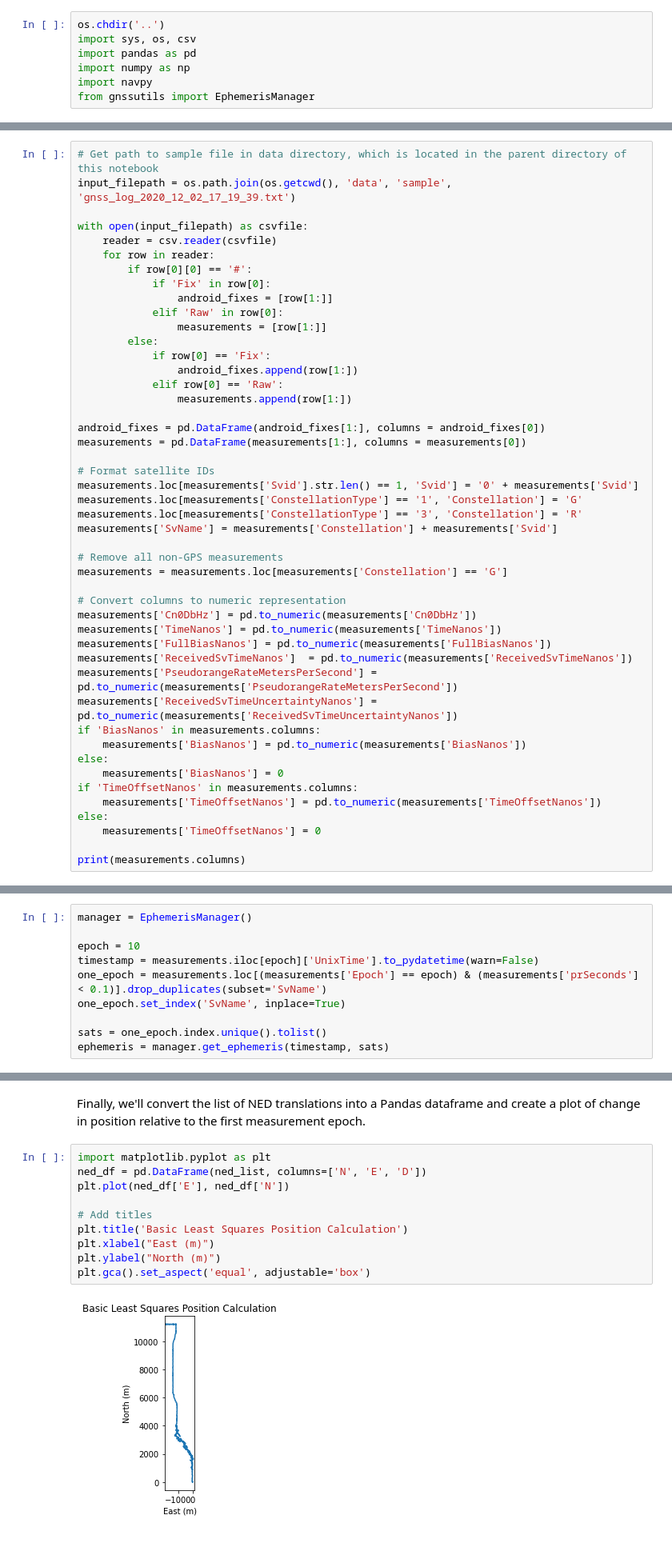
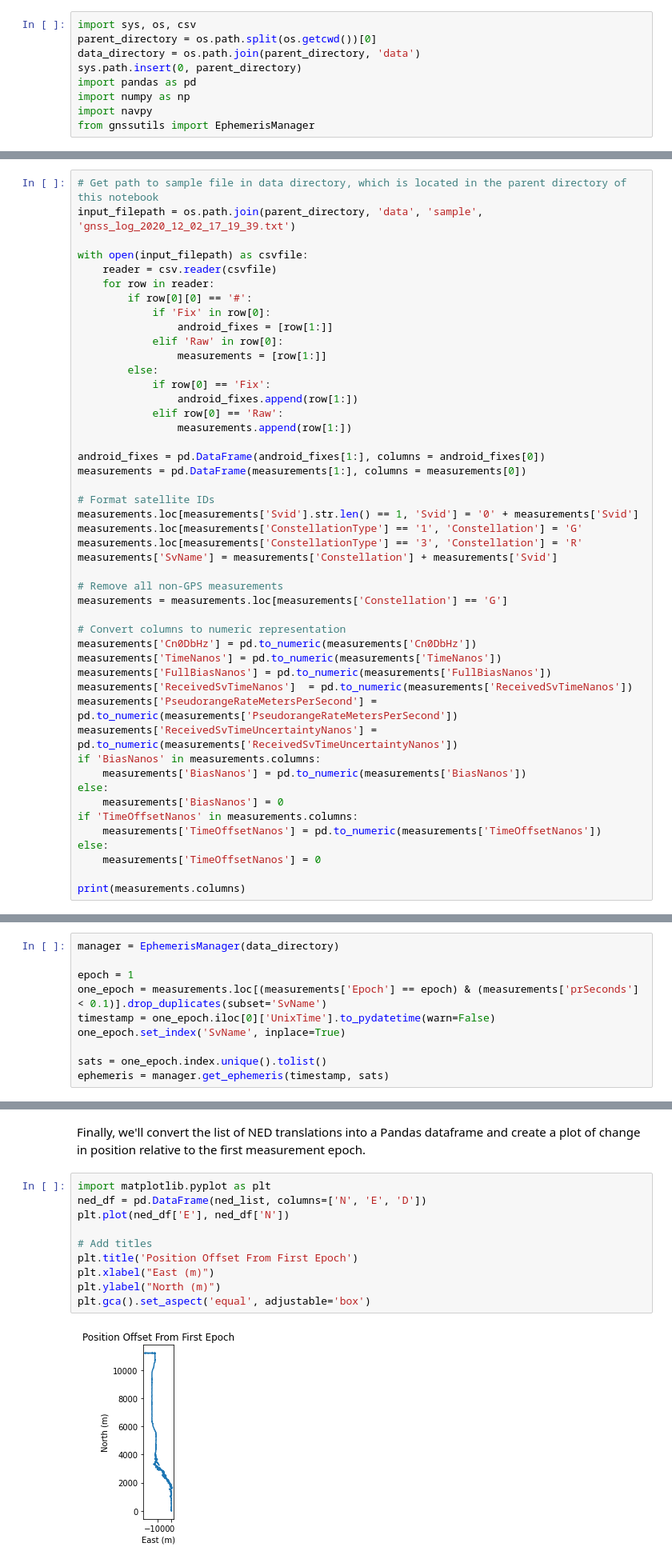
Before and after one commit to johnsonmitchelld/gnss-analysis, a Jupyter notebook: notebooks/simple_least_squares.ipynb, the cells around one changed output, grey strips where cells are left out. Shown at 80% size. Cells and saved outputs as stored; diff of their text form.

Commit message:
Fix directory management.

```diff
--- a/notebooks/simple_least_squares.ipynb
+++ b/notebooks/simple_least_squares.ipynb
@@ -3,6 +7,8 @@ This notebook was written by [Mitchell Johnson](https://www.johnsonmitchelld.com
 # %%
-os.chdir('..')
 import sys, os, csv
+parent_directory = os.path.split(os.getcwd())[0]
+data_directory = os.path.join(parent_directory, 'data')
+sys.path.insert(0, parent_directory)
 import pandas as pd
 import numpy as np
 import navpy
@@ -11,7 +17,7 @@ from gnssutils import EphemerisManager
 Let's read in a GNSS log file, format the satellite IDs to match up with the RINEX 3.0 standard, and convert the columns we need to calculate receiver position to numeric values. We'll also filter the data so that we're only working with GPS measurements to simplify the rest of the analysis.
 # %%
 # Get path to sample file in data directory, which is located in the parent directory of this notebook
-input_filepath = os.path.join(os.getcwd(), 'data', 'sample', 'gnss_log_2020_12_02_17_19_39.txt')
+input_filepath = os.path.join(parent_directory, 'data', 'sample', 'gnss_log_2020_12_02_17_19_39.txt')
 
 with open(input_filepath) as csvfile:
     reader = csv.reader(csvfile)
@@ -115,9 +121,9 @@ This process is, frankly, a bit of a pain, so I wrote a Python module to handle
 # %%
-manager = EphemerisManager()
+manager = EphemerisManager(data_directory)
 
-epoch = 10
-timestamp = measurements.iloc[epoch]['UnixTime'].to_pydatetime(warn=False)
+epoch = 1
 one_epoch = measurements.loc[(measurements['Epoch'] == epoch) & (measurements['prSeconds'] < 0.1)].drop_duplicates(subset='SvName')
+timestamp = one_epoch.iloc[0]['UnixTime'].to_pydatetime(warn=False)
 one_epoch.set_index('SvName', inplace=True)
 
 sats = one_epoch.index.unique().tolist()
@@ -267,12 +273,12 @@ Finally, we'll convert the list of NED translations into a Pandas dataframe and
 # %%
 import matplotlib.pyplot as plt
 ned_df = pd.DataFrame(ned_list, columns=['N', 'E', 'D'])
 plt.plot(ned_df['E'], ned_df['N'])
 
 # Add titles
-plt.title('Basic Least Squares Position Calculation')
+plt.title('Position Offset From First Epoch')
 plt.xlabel("East (m)")
 plt.ylabel("North (m)")
 plt.gca().set_aspect('equal', adjustable='box')
 # %% [output]
-[figure, old version]
+[figure, new version]
```
Also changed, not shown: parts of 4 cells of this notebook, 1 other file.
